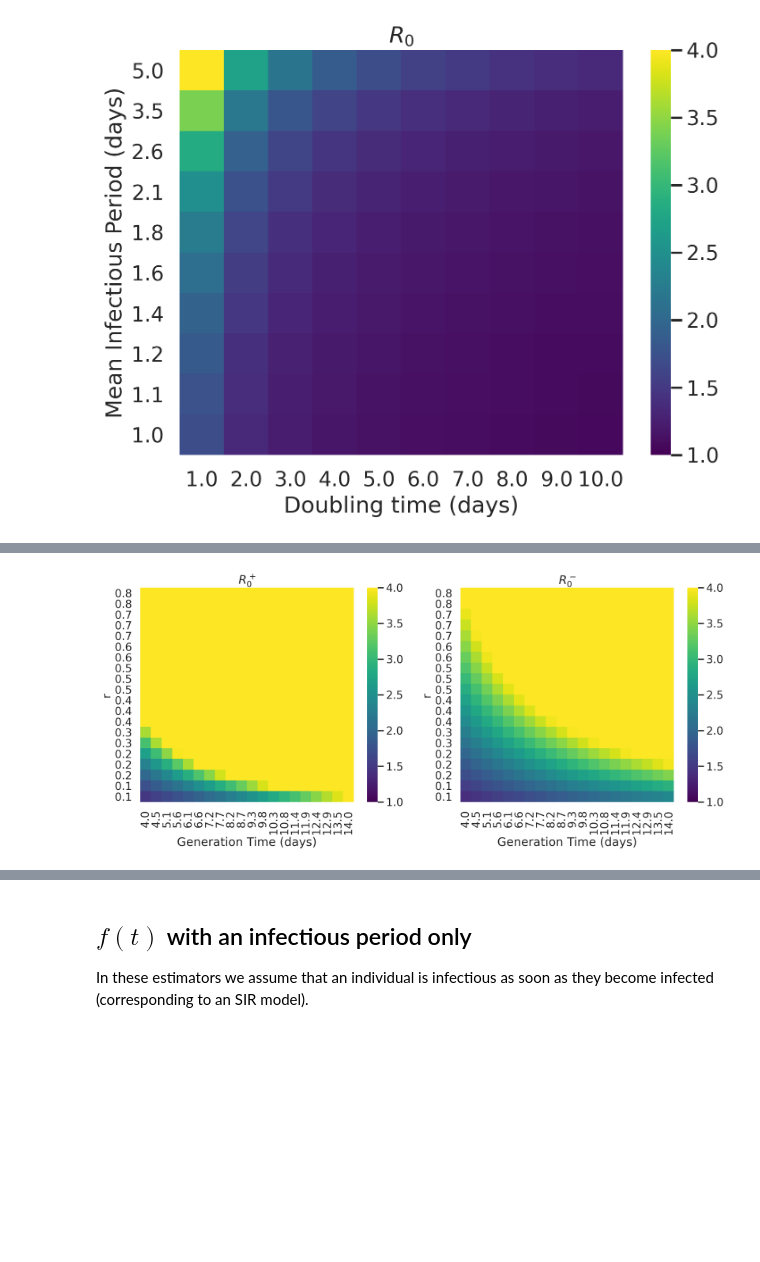
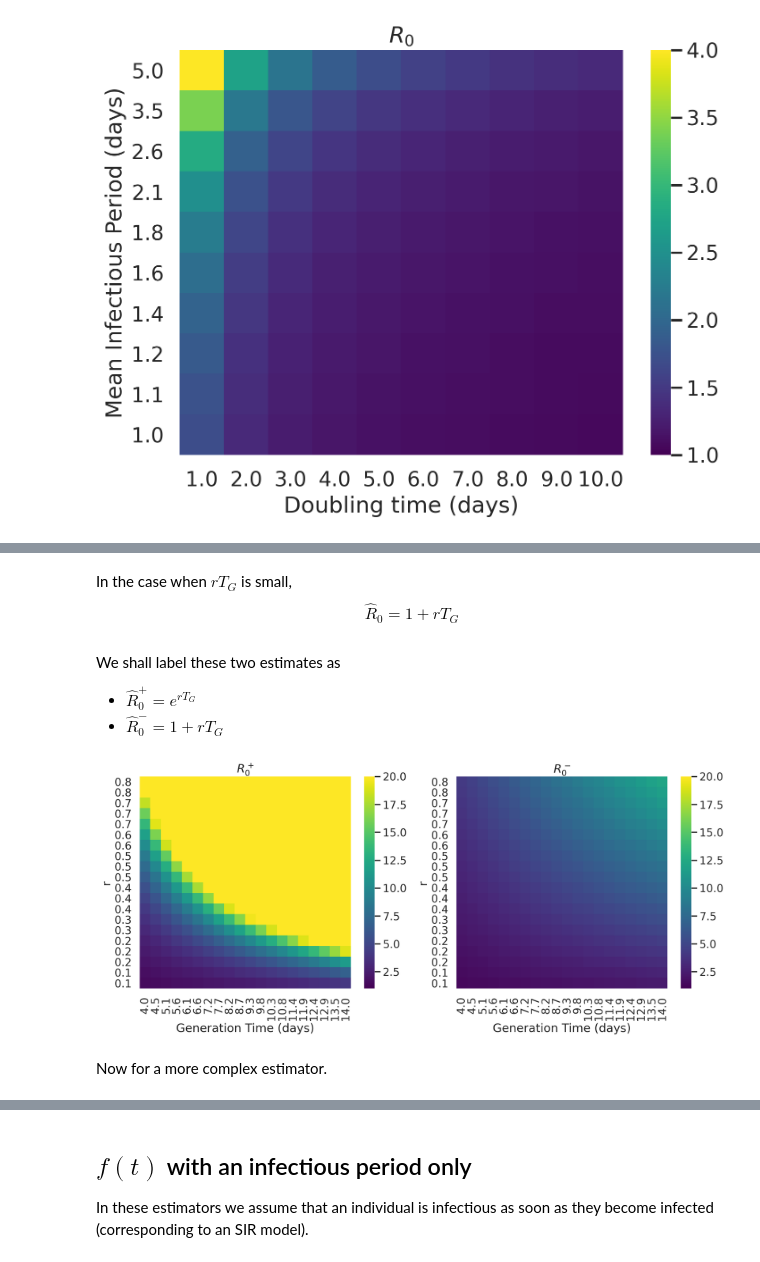
Before and after one commit to MJHutchinson/personal-website, a Jupyter notebook: static/files/modelling-infectious-diseases/chapter-13.ipynb, the cells around one changed output, grey strips where cells are left out. Saved outputs shown, nothing was run; the diff lists cells and outputs as text; code cells hidden in the pictures; blank space fills up the shorter version.

```diff
--- a/static/files/modelling-infectious-diseases/chapter-13.ipynb
+++ b/static/files/modelling-infectious-diseases/chapter-13.ipynb
@@ -245,3 +254,10 @@ We shall label these two estimates as
+# %% [markdown]
+In the case when $rT_G$ is small,
+$$\hat{R}_0 = 1 + rT_G$$
+# %% [markdown]
+We shall label these two estimates as
+- $\hat{R}_0^+ = e^{rT_G}$
+- $\hat{R}_0^- = 1 + rT_G$
 # %%
 def R0plus(r, TG):
     return np.exp(np.outer(r, TG))
@@ -251,35 +267,38 @@ def R0minus(r, TG):
 
 r = np.linspace(0.8, 0.1, 20)
 TG = np.linspace(4, 14, 20)
+vmax = 20
 
 fig, axs = plt.subplots(1, 2, figsize=(16, 6))
 sns.heatmap(
     R0plus(r, TG),
     vmin=1,
-    vmax=4,
+    vmax=vmax,
     xticklabels=list(np.round(TG, decimals=1)),
     yticklabels=list(np.round(r, decimals=1)),
     cmap='viridis',
     ax = axs[0]
 )
 axs[0].set_xlabel('Generation Time (days)')
 axs[0].set_ylabel('r')
 axs[0].set_title('$R_0^+$')
 axs[0].tick_params(axis='y', labelrotation=0)
 
 sns.heatmap(
     R0minus(r, TG),
     vmin=1,
-    vmax=4,
+    vmax=vmax,
     xticklabels=list(np.round(TG, decimals=1)),
     yticklabels=list(np.round(r, decimals=1)),
     cmap='viridis',
     ax = axs[1]
 )
 axs[1].set_xlabel('Generation Time (days)')
 axs[1].set_ylabel('r')
 axs[1].set_title('$R_0^-$')
 axs[1].tick_params(axis='y', labelrotation=0)
 # %% [output]
-[figure, old version]
+[figure, new version]
+# %% [markdown]
+Now for a more complex estimator.
 # %% [markdown]
```
Also changed, not shown: parts of 77 cells of this notebook, 1 other file.
